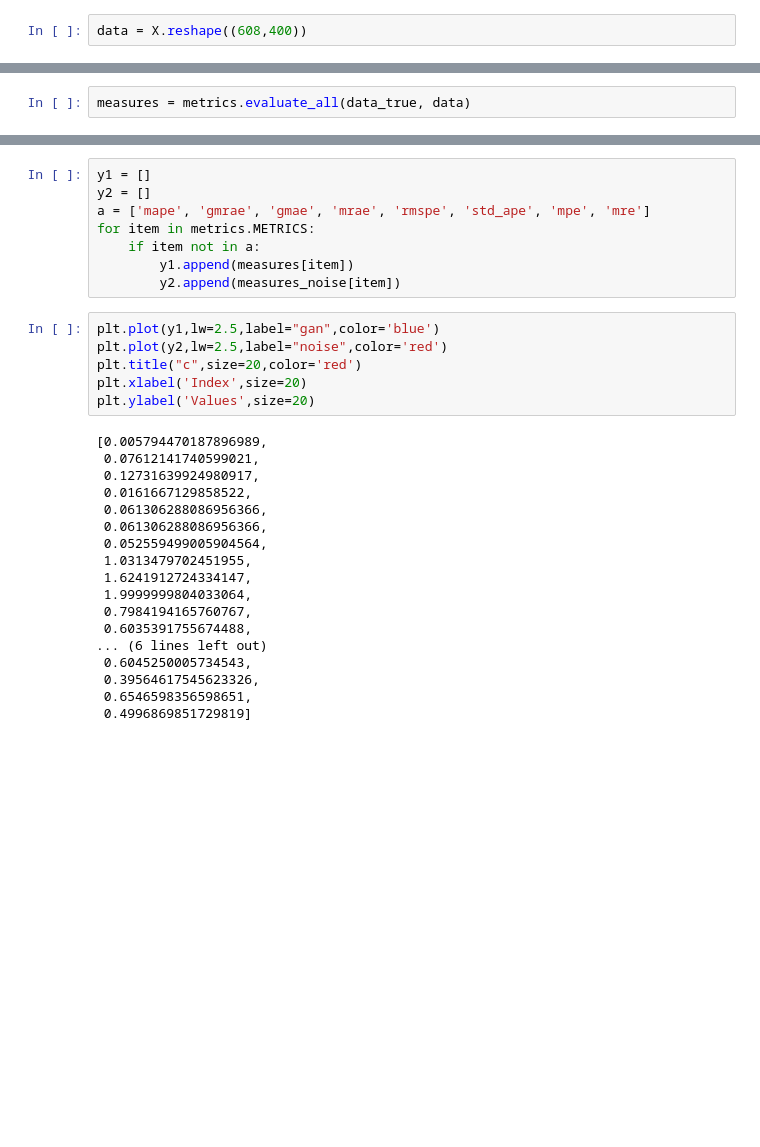
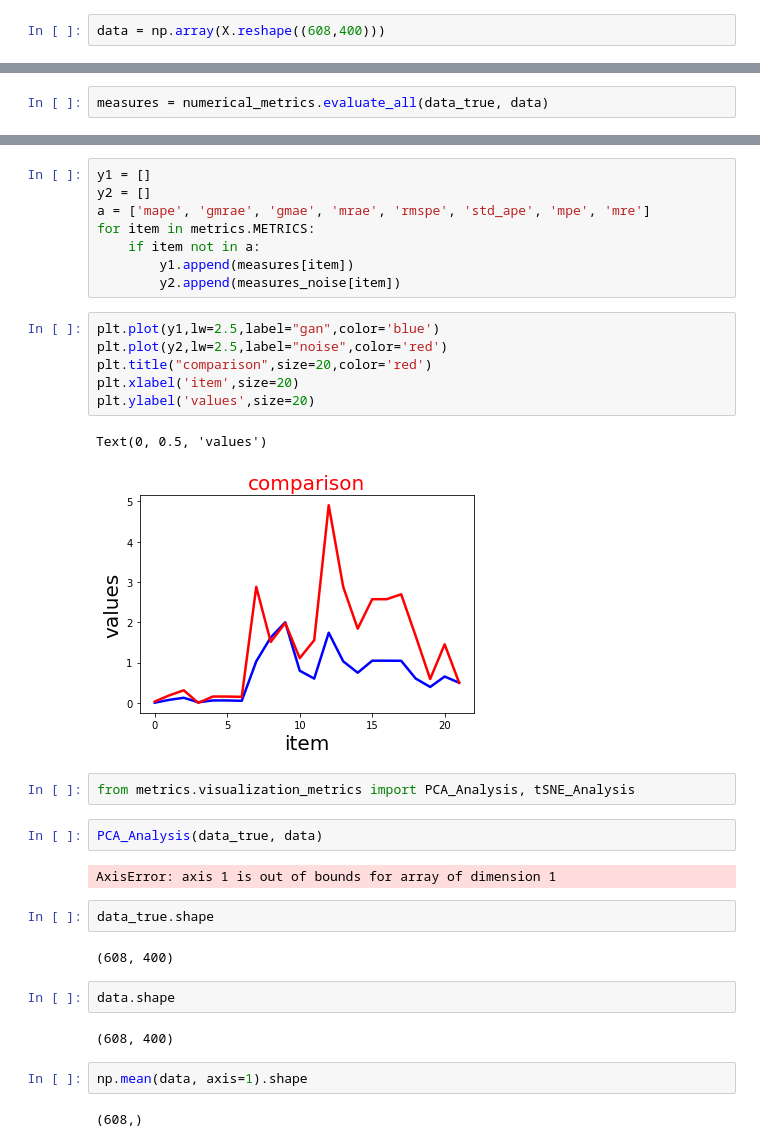
Before and after one commit to WhiteGL/bearing_data_synthetic, a Jupyter notebook: read_sampled_data.ipynb, the cells around one changed output, grey strips where cells are left out. Cells and saved outputs as stored; diff of their text form; blank space fills up the shorter version.

Commit message:
add visualization metrics

```diff
--- a/read_sampled_data.ipynb
+++ b/read_sampled_data.ipynb
@@ -40,7 +40,7 @@ X.shape
 # %% [output]
 (608, 400, 1)
 # %%
-data = X.reshape((608,400))
+data = np.array(X.reshape((608,400)))
 # %%
 data
 # %% [output]
@@ -69,5 +64,5 @@ p = data[0].plot.line()
 # %%
-measures = metrics.evaluate_all(data_true, data)
+measures = numerical_metrics.evaluate_all(data_true, data)
 # %%
 measures
 # %% [output]
@@ -107,24 +102,27 @@ for item in metrics.METRICS:
 # %%
 plt.plot(y1,lw=2.5,label="gan",color='blue')
 plt.plot(y2,lw=2.5,label="noise",color='red')
-plt.title("c",size=20,color='red')
-plt.xlabel('Index',size=20)
-plt.ylabel('Values',size=20)
+plt.title("comparison",size=20,color='red')
+plt.xlabel('item',size=20)
+plt.ylabel('values',size=20)
 # %% [output]
-[0.005794470187896989,
- 0.07612141740599021,
- 0.12731639924980917,
- 0.0161667129858522,
- 0.061306288086956366,
- 0.061306288086956366,
- 0.052559499005904564,
- 1.0313479702451955,
- 1.6241912724334147,
- 1.9999999804033064,
- 0.7984194165760767,
- 0.6035391755674488,
-... (6 lines left out)
- 0.6045250005734543,
- 0.39564617545623326,
- 0.6546598356598651,
- 0.4996869851729819]
+Text(0, 0.5, 'values')
+[figure, added]
+# %%
+from metrics.visualization_metrics import PCA_Analysis, tSNE_Analysis
+# %%
+PCA_Analysis(data_true, data)
+# %% [output]
+AxisError: axis 1 is out of bounds for array of dimension 1
+# %%
+data_true.shape
+# %% [output]
+(608, 400)
+# %%
+data.shape
+# %% [output]
+(608, 400)
+# %%
+np.mean(data, axis=1).shape
+# %% [output]
+(608,)
```
Also changed, not shown: parts of 4 cells of this notebook, 4 other files.
